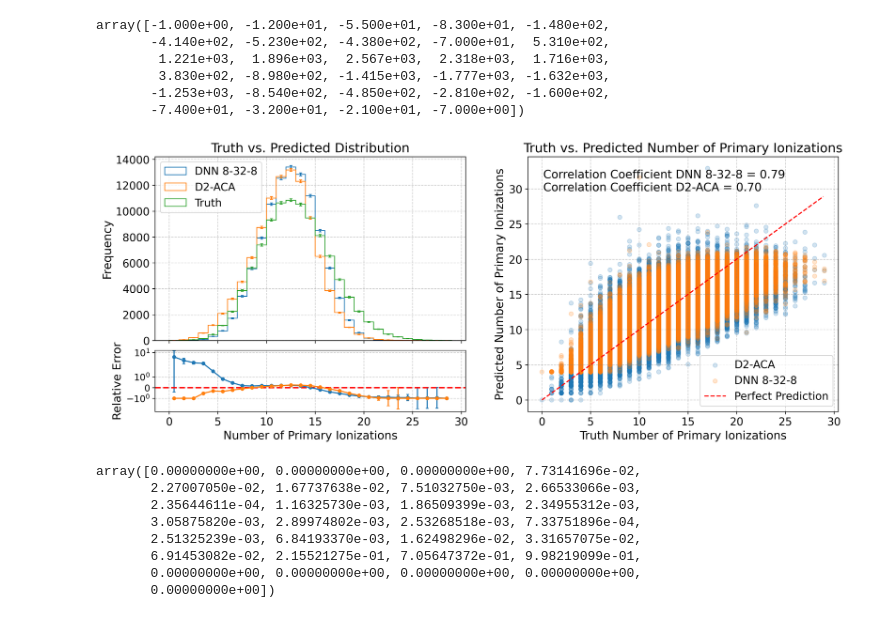
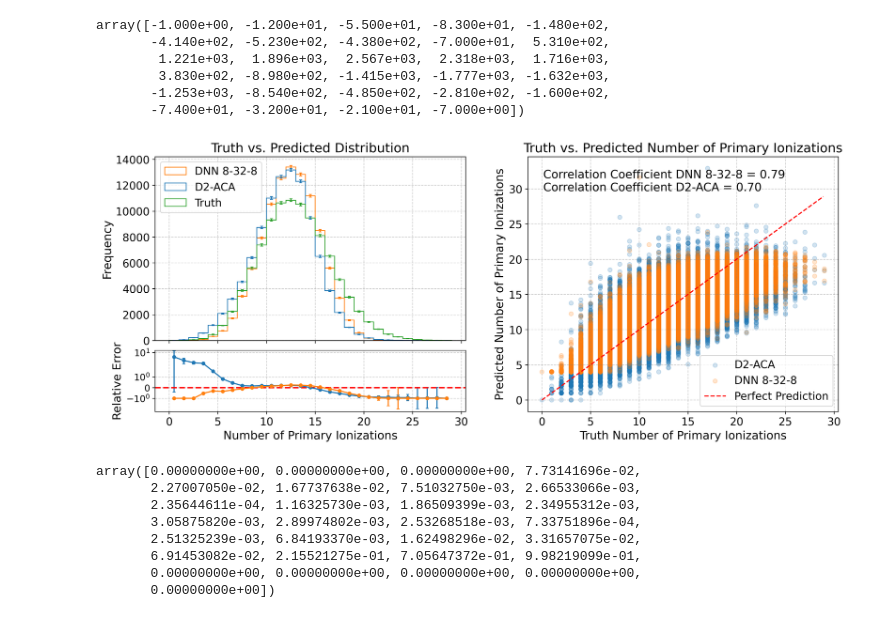
Before and after one commit to dnzy06/drift-chamber-ml, a Jupyter notebook: code/kaon_pion_separation.ipynb, the cells around one changed output. Drawn from its saved outputs; the diff is of its cells as text; code cells hidden in the pictures.

```diff
--- a/code/kaon_pion_separation.ipynb
+++ b/code/kaon_pion_separation.ipynb
@@ -1466,17 +1466,17 @@ bins = np.arange(30)
 bin_centers = (bins[:-1] + bins[1:]) / 2
 
 # Top left subplot: Histogram comparison
-pred_counts, pred_bins, pred_patches = axes[0,0].hist(preds, bins=bins, histtype='step', label='DNN 8-32-8')
-d2_aca_pred_counts, pred_bins, pred_d2_aca_patches = axes[0,0].hist(d2_aca_preds, bins=bins, histtype='step', label='D2-ACA')
-truth_counts, truth_bins, truth_patches = axes[0,0].hist(actual, bins=bins, histtype='step', label='Truth')
+pred_counts, pred_bins, pred_patches = axes[0,0].hist(preds, bins=bins, histtype='step', label='DNN 8-32-8', color='tab:orange')
+d2_aca_pred_counts, pred_bins, pred_d2_aca_patches = axes[0,0].hist(d2_aca_preds, bins=bins, histtype='step', label='D2-ACA', color='tab:blue')
+truth_counts, truth_bins, truth_patches = axes[0,0].hist(actual, bins=bins, histtype='step', label='Truth', color='tab:green')
 
 # Add error bars
 axes[0,0].errorbar(bin_centers, pred_counts, yerr=np.sqrt(pred_counts),
-                   fmt='none', capsize=2, color=pred_patches[0].get_edgecolor())
+                   fmt='none', capsize=2, color='tab:orange')
 axes[0,0].errorbar(bin_centers, truth_counts, yerr=np.sqrt(truth_counts),
-                   fmt='none', capsize=2, color=truth_patches[0].get_edgecolor())
+                   fmt='none', capsize=2, color='tab:green')
 axes[0,0].errorbar(bin_centers, d2_aca_pred_counts, yerr=np.sqrt(d2_aca_pred_counts),
-                   fmt='none', capsize=2, color=pred_d2_aca_patches[0].get_edgecolor())
+                   fmt='none', capsize=2, color='tab:blue')
 
 axes[0,0].legend(loc='upper left')
 axes[0,0].set_ylabel("Frequency", fontsize = fontsize)
@@ -1525,34 +1525,34 @@ correlation_coefficient, p_value = pearsonr(actual[:10000], preds[:10000])
 correlation_coefficient_d2_aca, p_value = pearsonr(actual[:10000], d2_aca_preds[:10000])
 x = np.arange(actual.min(), actual.max(), step=0.1)
 m = 1
 b = 0
 
 # Create a subplot that spans both rows on the right
 axes[0,1].remove()  # Remove the top right subplot
 axes[1,1].remove()  # Remove the bottom right subplot
 
 # Create a new subplot that spans the right column
 ax_corr = plt.subplot2grid((2, 2), (0, 1), rowspan=2)
 
 ax_corr.scatter(actual, d2_aca_preds, s=30, alpha=0.2, label='D2-ACA')
 ax_corr.scatter(actual, preds, s=30, alpha=0.2, label='DNN 8-32-8')
 ax_corr.plot(x, m*x + b, linestyle='--', color='red', label="Perfect Prediction")
 ax_corr.set_xlabel('Truth Number of Primary Ionizations', fontsize=fontsize)
 ax_corr.set_ylabel('Predicted Number of Primary Ionizations', fontsize=fontsize)
 ax_corr.text(0.05, 0.95, f"Correlation Coefficient DNN 8-32-8 = {correlation_coefficient:.2f}\nCorrelation Coefficient D2-ACA = {correlation_coefficient_d2_aca:.2f}",
              fontsize=fontsize, color='black',
              transform=ax_corr.transAxes,
              horizontalalignment='left',
              verticalalignment='top')
 ax_corr.grid(True, color='gray', linestyle='--', alpha=0.4)
 ax_corr.set_title('Truth vs. Predicted Number of Primary Ionizations')
 ax_corr.legend()
 
 plt.tight_layout()
 plt.show()
 fig.savefig(results_dir + 'model_performance_revision.png')
 # %% [output]
-[figure, old version]
+[figure, new version]
 # %%
 residuals_dnn_error
 # %% [output]
```
Also changed, not shown: parts of 3 cells of this notebook, 2 other files.
